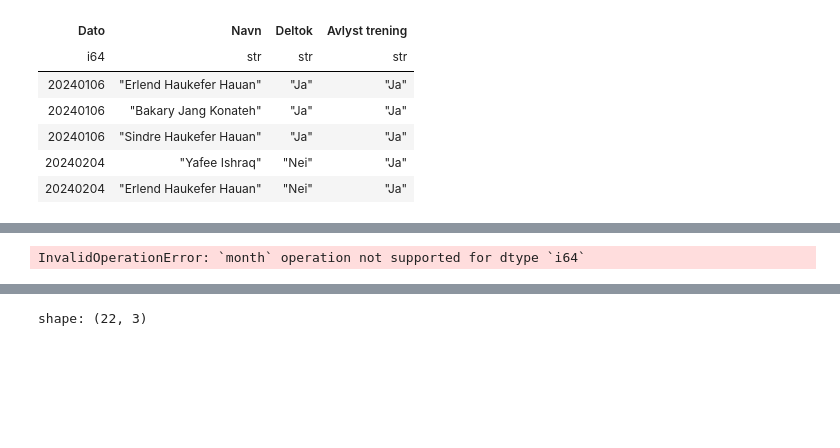
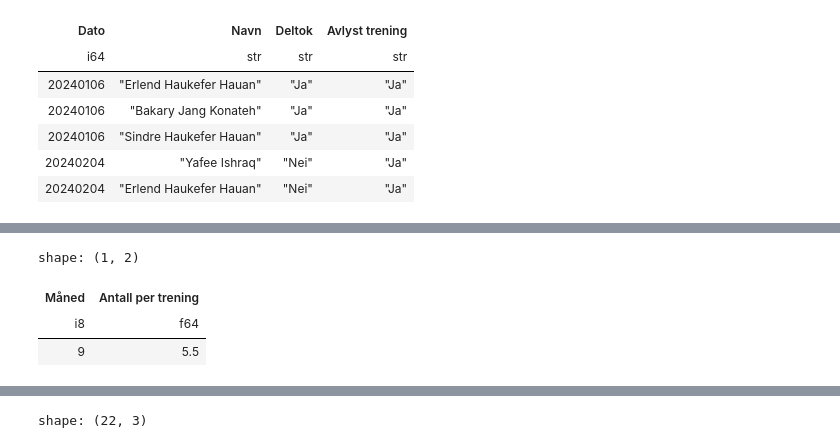
Before and after one commit to PolarsDude/treningsstatistikk-, a Jupyter notebook: test_fil.ipynb, the cells around one changed output, grey strips where cells are left out. Cells and saved outputs as stored; diff of their text form; code cells hidden in the pictures; blank space fills up the shorter version.

```diff
--- a/test_fil.ipynb
+++ b/test_fil.ipynb
@@ -44,7 +33,0 @@ shape: (10, 5)
-# %%
-df = (df
-.pipe(prep)
-.pipe(dato_mapping_pub_trening)
-)
-
-df
@@ -126,24 +40,27 @@ shape: (10, 8)
 # %%
 (df
-.filter(pl.col('Dato').dt.year()==2024,
-        pl.col('Dato').dt.month()==9
+.filter(pl.col('Treningsdato').dt.year()==2024,
+        pl.col('Treningsdato').dt.month()==9
         )
-.group_by('Måned nr')
+.group_by('Måned')
 .agg(
-      pl.when(pl.col('Dato').filter(pl.col('Avlyst trening')=='Nei').n_unique()==1)
+      pl.when(pl.col('Treningsdato').filter(pl.col('Avlyst trening')=='Nei').n_unique()==1)
       .then(
       pl.col('Navn')
       .filter(pl.col('Deltok')=='Ja')
       .n_unique()
       )
       .otherwise(
       pl.col('Navn')
       .filter(pl.col('Deltok')=='Ja')
       .len()
-      .truediv(pl.col('Dato').filter(pl.col('Avlyst trening')=='Nei').n_unique())
+      .truediv(pl.col('Treningsdato').filter(pl.col('Avlyst trening')=='Nei').n_unique())
      )
      .alias('Antall per trening')
      )
 )
 # %% [output]
-InvalidOperationError: `month` operation not supported for dtype `i64`
+shape: (1, 2)
+| Måned | Antall per trening |
+| i8 | f64 |
+| 9 | 5.5 |
```
Also changed, not shown: parts of 4 cells of this notebook, 1 other file.
